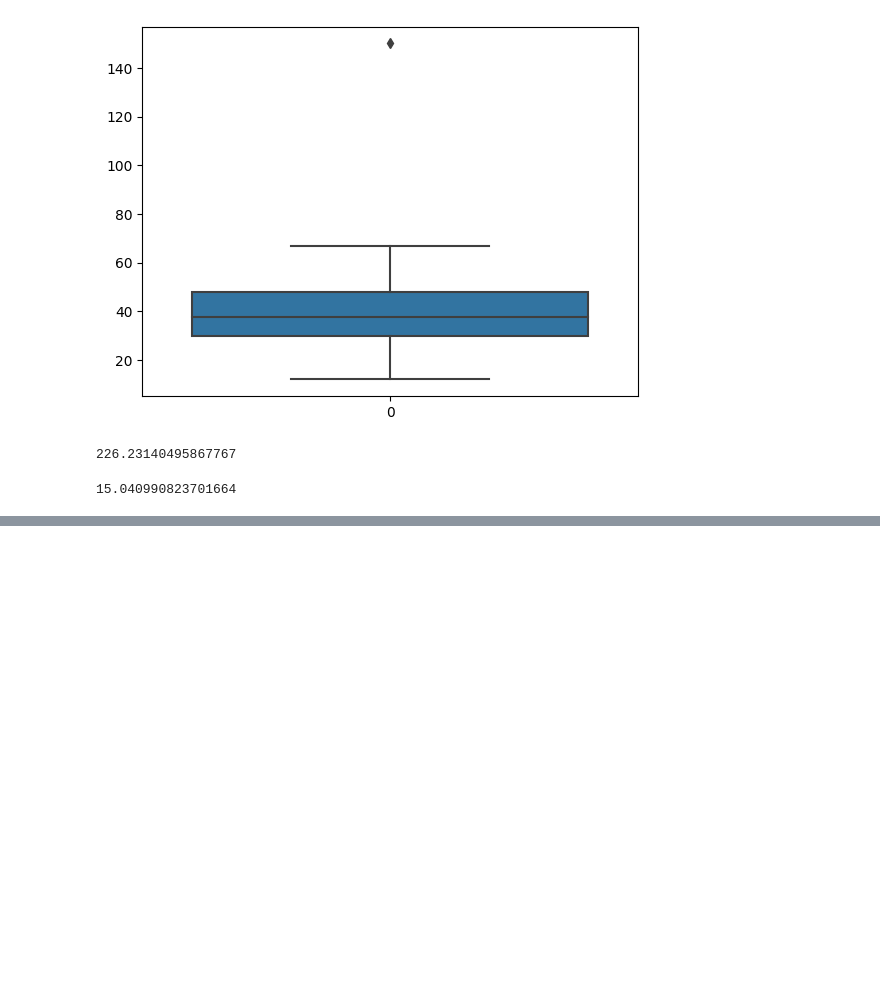
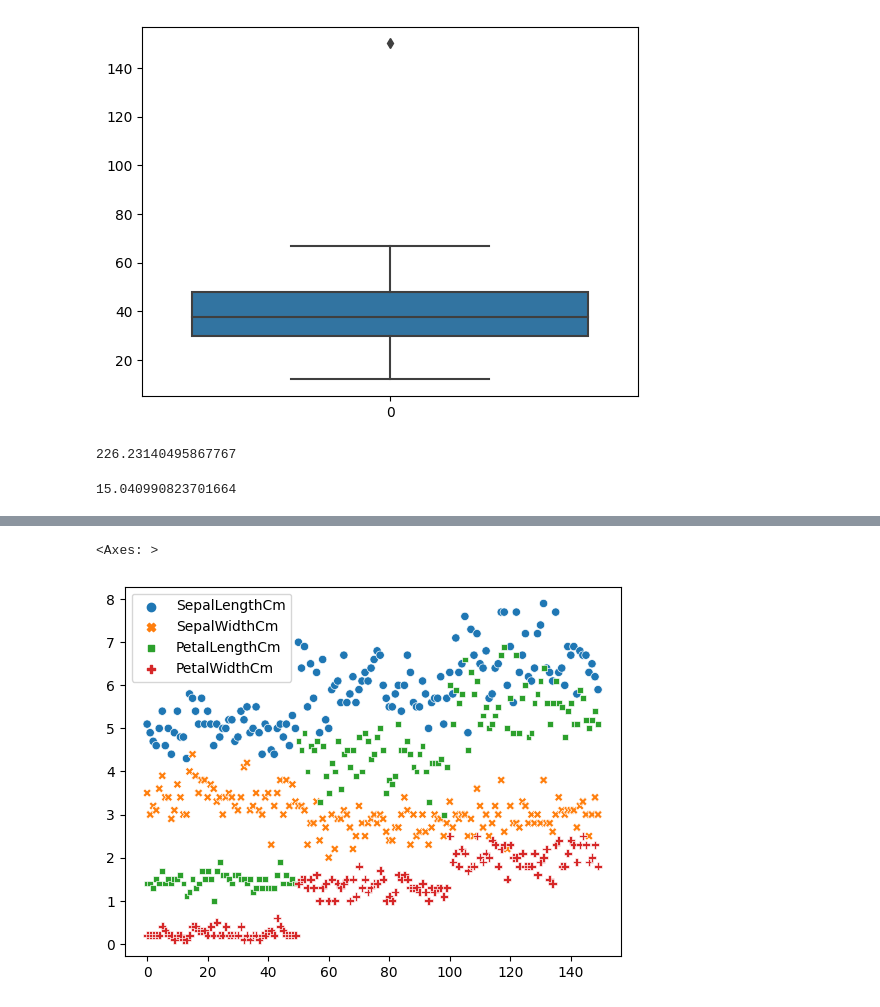
Before and after one commit to sumit-kumar-tech/Statistics_python, a Jupyter notebook: stats.ipynb, the cells around one changed output, grey strips where cells are left out. Cells and saved outputs as stored; diff of their text form; code cells hidden in the pictures; blank space fills up the shorter version.

```diff
--- a/stats.ipynb
+++ b/stats.ipynb
@@ -194,0 +272,5 @@ np.std(x)
+# %%
+sns.scatterplot(iris)
+# %% [output]
+<Axes: >
+[figure, added]
```
Also changed, not shown: parts of 26 cells of this notebook.
